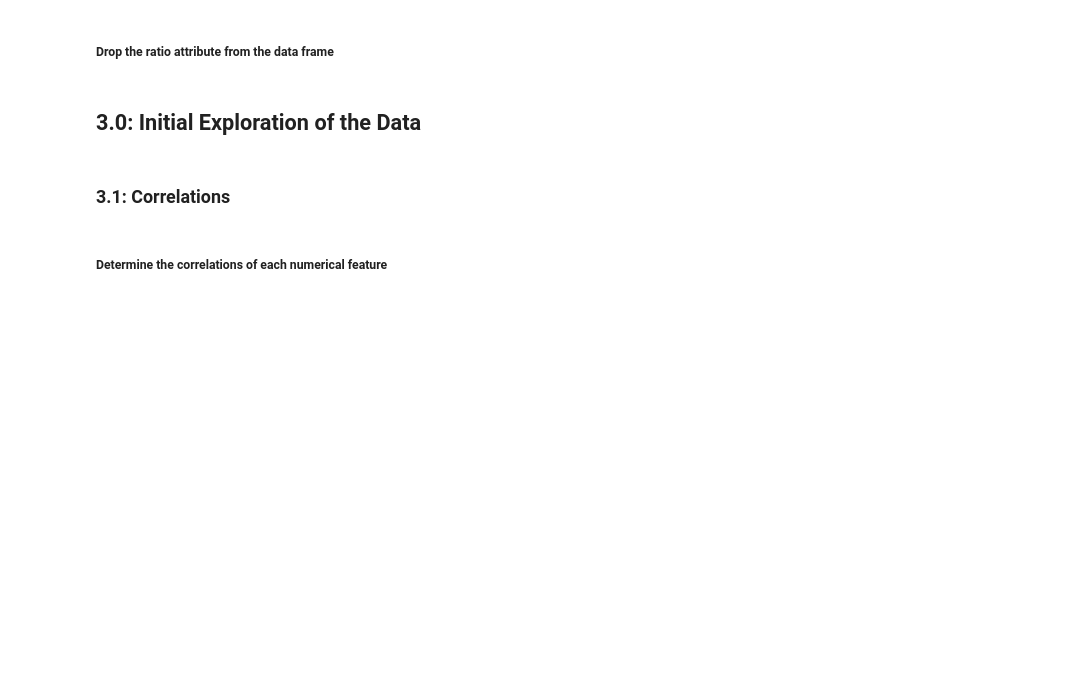
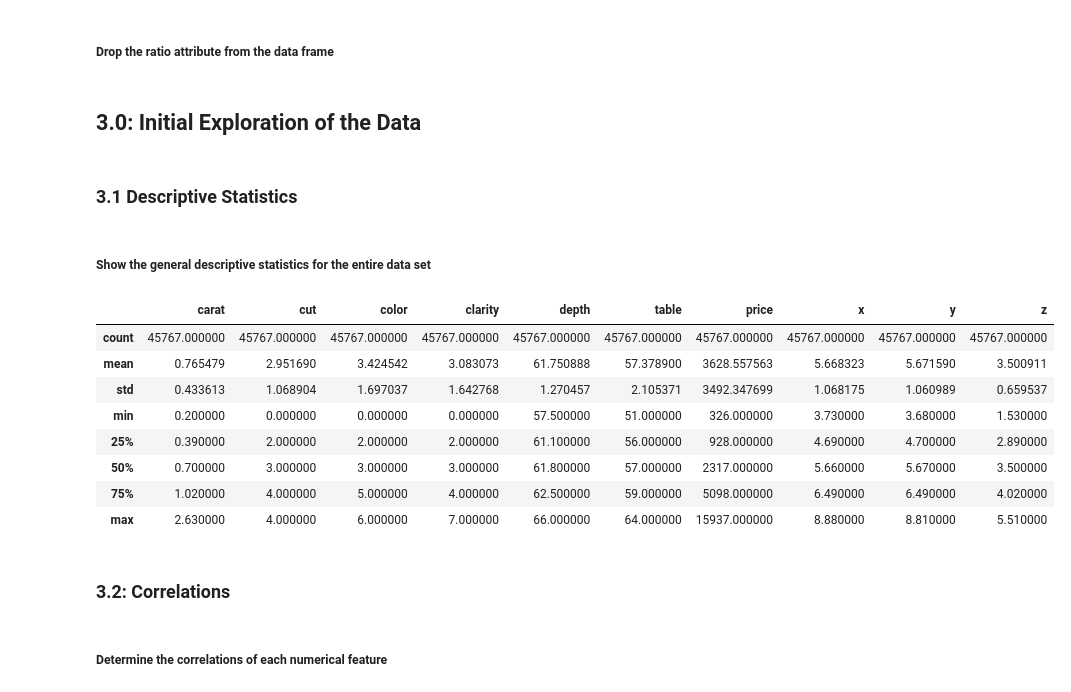
Before and after one commit to Jbglet29/AIT580_T7_Final_Project, a Jupyter notebook: AIT580_T7_GCT_Final_Project.ipynb, the cells around one changed output. Cells and saved outputs as stored; diff of their text form; code cells hidden in the pictures; blank space fills up the shorter version.

```diff
--- a/AIT580_T7_GCT_Final_Project.ipynb
+++ b/AIT580_T7_GCT_Final_Project.ipynb
@@ -260,8 +260,24 @@ It appears that there is a very small range the ratio sits between. It's likely
 data = data.drop(columns = ['ratio'])
 # %% [markdown]
 ## 3.0: Initial Exploration of the Data
+# %% [markdown]
+### 3.1 Descriptive Statistics
+# %% [markdown]
+##### Show the general descriptive statistics for the entire data set
+# %%
+data.describe()
+# %% [output]
+|  | carat | cut | color | clarity | depth | table | price | x | y | z |
+| count | 45767.000000 | 45767.000000 | 45767.000000 | 45767.000000 | 45767.000000 | 45767.000000 | 45767.000000 | 45767.000000 | 45767.000000 | 45767.000000 |
+| mean | 0.765479 | 2.951690 | 3.424542 | 3.083073 | 61.750888 | 57.378900 | 3628.557563 | 5.668323 | 5.671590 | 3.500911 |
+| std | 0.433613 | 1.068904 | 1.697037 | 1.642768 | 1.270457 | 2.105371 | 3492.347699 | 1.068175 | 1.060989 | 0.659537 |
+| min | 0.200000 | 0.000000 | 0.000000 | 0.000000 | 57.500000 | 51.000000 | 326.000000 | 3.730000 | 3.680000 | 1.530000 |
+| 25% | 0.390000 | 2.000000 | 2.000000 | 2.000000 | 61.100000 | 56.000000 | 928.000000 | 4.690000 | 4.700000 | 2.890000 |
+| 50% | 0.700000 | 3.000000 | 3.000000 | 3.000000 | 61.800000 | 57.000000 | 2317.000000 | 5.660000 | 5.670000 | 3.500000 |
+| 75% | 1.020000 | 4.000000 | 5.000000 | 4.000000 | 62.500000 | 59.000000 | 5098.000000 | 6.490000 | 6.490000 | 4.020000 |
+| max | 2.630000 | 4.000000 | 6.000000 | 7.000000 | 66.000000 | 64.000000 | 15937.000000 | 8.880000 | 8.810000 | 5.510000 |
 # %% [markdown]
-### 3.1: Correlations
+### 3.2: Correlations
 # %% [markdown]
 ##### Determine the correlations of each numerical feature
 # %%
```
Also changed, not shown: parts of 18 cells of this notebook.
